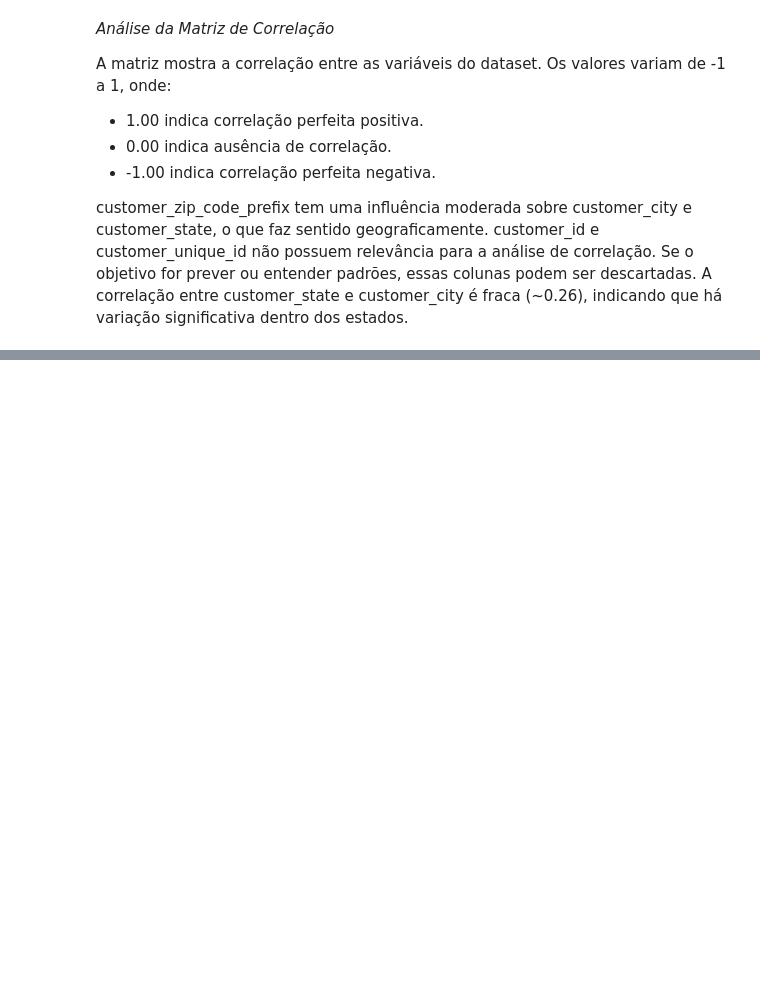
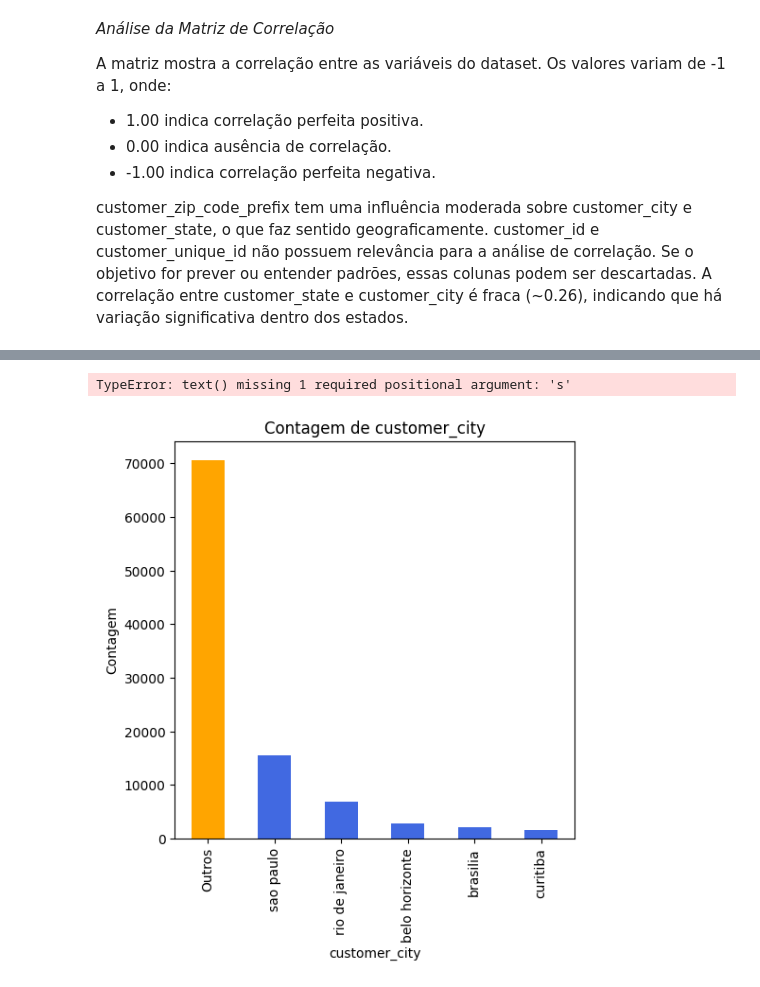
Before and after one commit to GilneiAlves/Projeto-Power-BI-Data-Analysis, a Jupyter notebook: notebooks/01-1_exploratory_data_analysis.ipynb, the cells around one changed output, grey strips where cells are left out. Saved outputs shown, nothing was run; the diff lists cells and outputs as text; code cells hidden in the pictures; blank space fills up the shorter version.

```diff
--- a/notebooks/01-1_exploratory_data_analysis.ipynb
+++ b/notebooks/01-1_exploratory_data_analysis.ipynb
@@ -81,0 +441,7 @@ plot_matriz_correlacao_Encoding(df_olist_customers, method="spearman")
+# %%
+plotar_distribuicoes_multiplas_colunas(
+    df_olist_customers, ['customer_city', 'customer_state', 'customer_zip_code_prefix','customer_state'],
+      numero_colunas_subplots=2, quantidade_categorias=5)
+# %% [output]
+TypeError: text() missing 1 required positional argument: 's'
+[figure, added]
```
Also changed, not shown: parts of 20 cells of this notebook, 4 other files.
